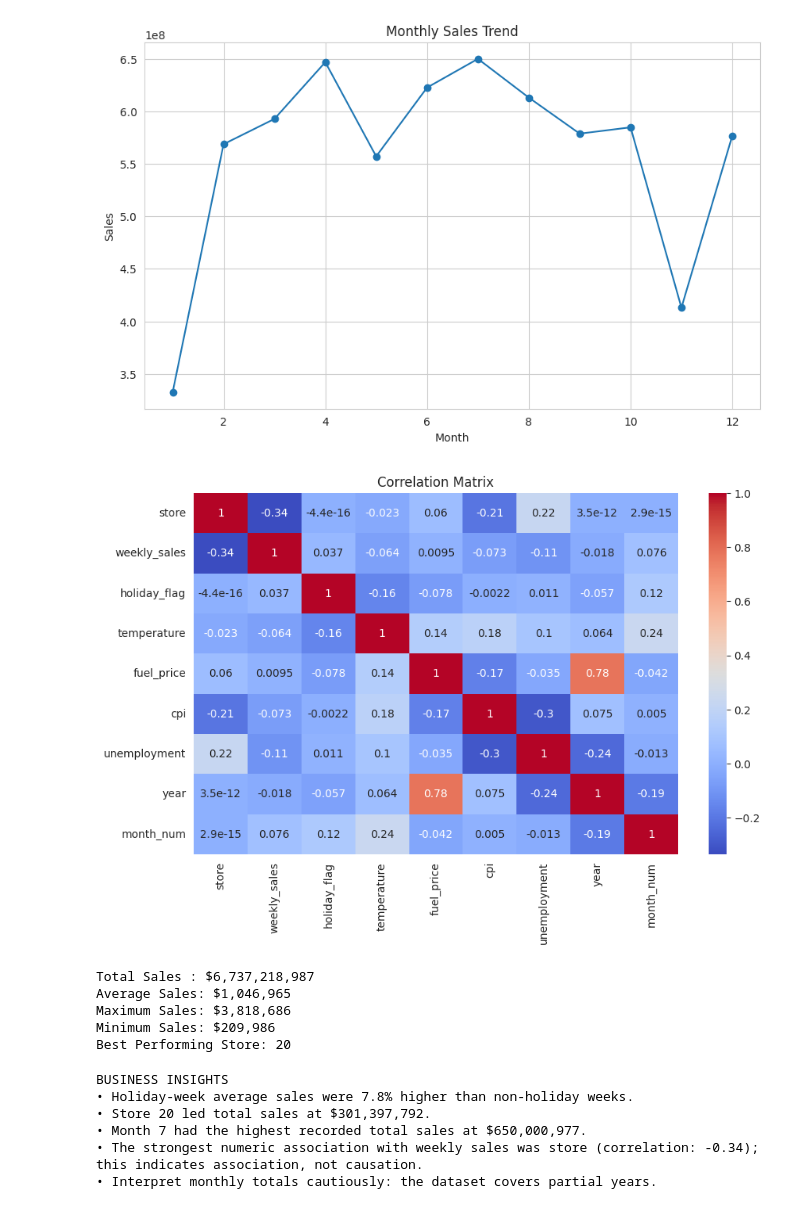
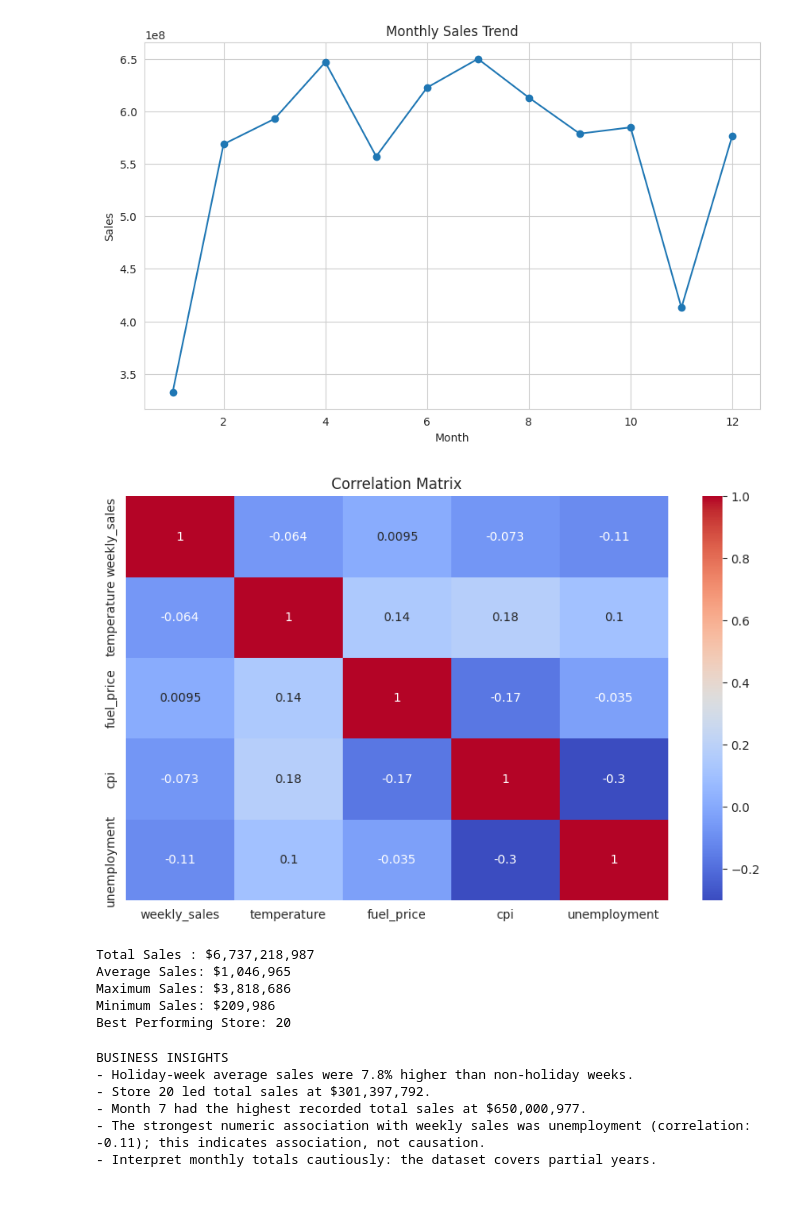
Before and after one commit to deyyfahr-hub/Portofolio, a Jupyter notebook: Notebook/Walmart_Sales_Analysis.ipynb, the cells around one changed output. Cells and saved outputs as stored; diff of their text form; code cells hidden in the pictures.

Commit message:
Change the correlation matrix
select only apt variable

```diff
--- a/Notebook/Walmart_Sales_Analysis.ipynb
+++ b/Notebook/Walmart_Sales_Analysis.ipynb
@@ -10,7 +10,7 @@ plt.rcParams["figure.figsize"] = (10,6)
 # %%
 #Load the dataset
 
-url = "https://raw.githubusercontent.com/deyyfahr-hub/Portofolio/refs/heads/main/Dataset/Walmart_Sales.csv?token=GHSAT0AAAAAAEO5AIZIHYGXUK6R34BRDDS62XMHC5A"
+url = "https://raw.githubusercontent.com/deyyfahr-hub/Portofolio/refs/heads/main/Dataset/Walmart_Sales.csv"
 df = pd.read_csv(url)
 df
 # %% [output]
@@ -176,13 +176,14 @@ plt.show()
 [figure]
 # %%
 #correlation analysis
-correlation_matrix = df.corr(numeric_only=True)
+df_Correlation = df[['weekly_sales', 'temperature', 'fuel_price', 'cpi', 'unemployment']]
+correlation_matrix = df_Correlation.corr(numeric_only=True)
 correlation_matrix
 sns.heatmap(correlation_matrix, annot=True, cmap='coolwarm')
 plt.title("Correlation Matrix")
 plt.show()
 # %% [output]
-[figure, old version]
+[figure, new version]
 # %%
 #KPIs Summary
 total_sales = df['weekly_sales'].sum()
@@ -216,19 +217,19 @@ strongest_factor = sales_correlations.abs().idxmax()
 strongest_correlation = sales_correlations[strongest_factor]
 
 print("BUSINESS INSIGHTS")
-print(f"• Holiday-week average sales were {holiday_uplift:.1f}% higher than non-holiday weeks.")
-print(f"• Store {top_stores.index[0]} led total sales at ${best_store_sales:,.0f}.")
-print(f"• Month {best_month} had the highest recorded total sales at ${best_month_sales:,.0f}.")
+print(f"- Holiday-week average sales were {holiday_uplift:.1f}% higher than non-holiday weeks.")
+print(f"- Store {top_stores.index[0]} led total sales at ${best_store_sales:,.0f}.")
+print(f"- Month {best_month} had the highest recorded total sales at ${best_month_sales:,.0f}.")
 print(
-    f"• The strongest numeric association with weekly sales was "
+    f"- The strongest numeric association with weekly sales was "
     f"{strongest_factor} (correlation: {strongest_correlation:.2f}); "
     "this indicates association, not causation."
 )
-print("• Interpret monthly totals cautiously: the dataset covers partial years.")
+print("- Interpret monthly totals cautiously: the dataset covers partial years.")
 # %% [output]
 BUSINESS INSIGHTS
-• Holiday-week average sales were 7.8% higher than non-holiday weeks.
-• Store 20 led total sales at $301,397,792.
-• Month 7 had the highest recorded total sales at $650,000,977.
-• The strongest numeric association with weekly sales was store (correlation: -0.34); this indicates association, not causation.
-• Interpret monthly totals cautiously: the dataset covers partial years.
+- Holiday-week average sales were 7.8% higher than non-holiday weeks.
+- Store 20 led total sales at $301,397,792.
+- Month 7 had the highest recorded total sales at $650,000,977.
+- The strongest numeric association with weekly sales was unemployment (correlation: -0.11); this indicates association, not causation.
+- Interpret monthly totals cautiously: the dataset covers partial years.
```
Also changed, not shown: parts of 2 cells of this notebook.
